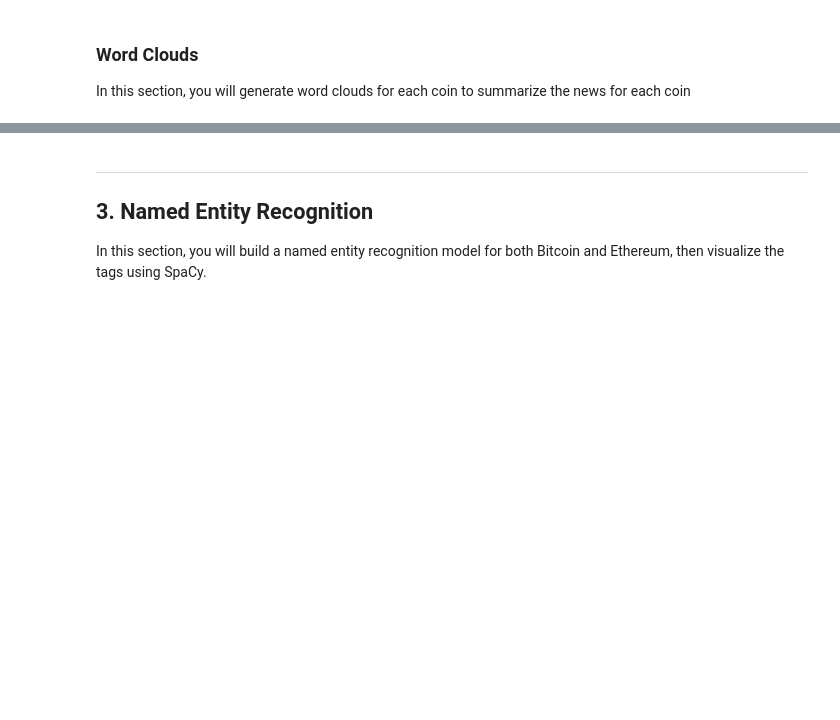
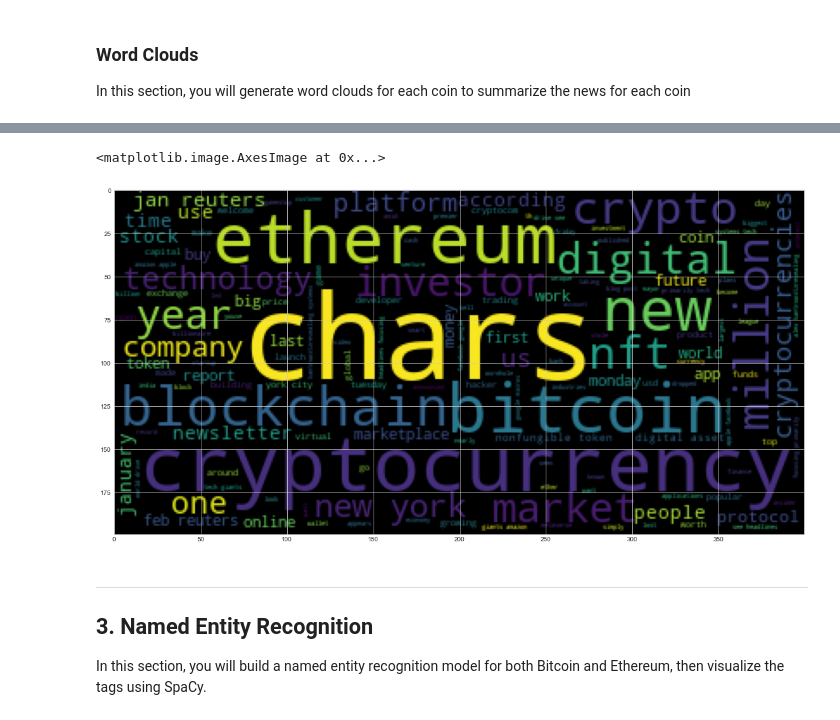
Before and after one commit to tyedem/Tales_from_the_Crypto, a Jupyter notebook: crypto_sentiment.ipynb, the cells around one changed output, grey strips where cells are left out. Saved outputs shown, nothing was run; the diff lists cells and outputs as text; code cells hidden in the pictures; blank space fills up the shorter version.

```diff
--- a/crypto_sentiment.ipynb
+++ b/crypto_sentiment.ipynb
@@ -420,3 +428,5 @@ from nltk import ngrams
 # %%
 # Generate the Ethereum N-grams where N=2
-# YOUR CODE HERE!
+eth_tokenized = tokenizer(eth_big_string)
+eth_bigrams = Counter(ngrams(eth_tokenized, n=2))
+print(dict(eth_bigrams))
@@ -452,3 +470,11 @@ mpl.rcParams['figure.figsize'] = [20.0, 10.0]
+# %%
+# Generate the Ethereum word cloud
+eth_tokenized_string = ' '.join(map(str,eth_tokenized))
+eth_wc = WordCloud().generate(eth_tokenized_string)
+plt.imshow(eth_wc)
+# %% [output]
+<matplotlib.image.AxesImage at 0x...>
+[figure, added]
 # %% [markdown]
 ---
 ## 3. Named Entity Recognition
```
Also changed, not shown: parts of 34 cells of this notebook.
